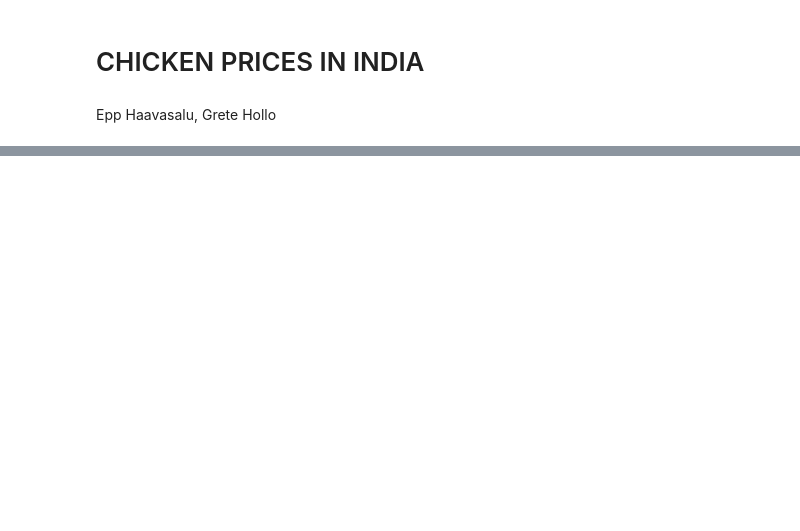
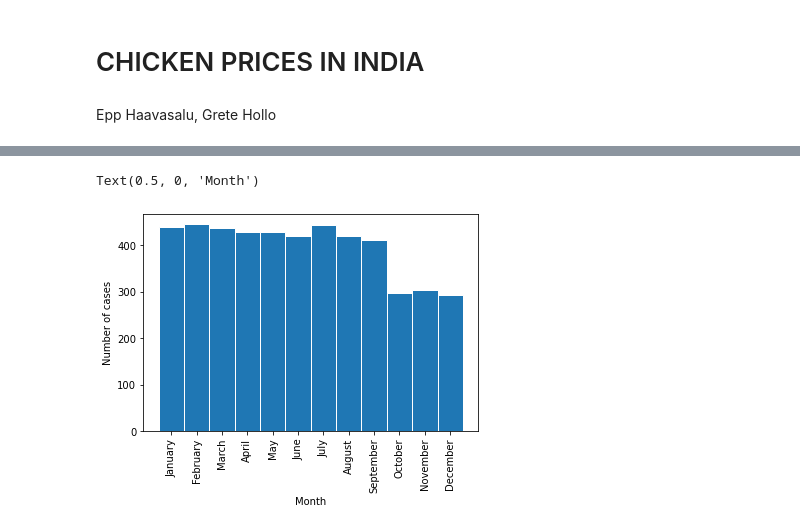
Before and after one commit to greteh/IDS2021-Project-B5, a Jupyter notebook: DATASCIENCE PROJECT.ipynb, the cells around one changed output, grey strips where cells are left out. Cells and saved outputs as stored; diff of their text form; code cells hidden in the pictures; blank space fills up the shorter version.

```diff
--- a/DATASCIENCE PROJECT.ipynb
+++ b/DATASCIENCE PROJECT.ipynb
@@ -10,4 +10,5 @@ prices_df = pd.read_csv('chicken_prices_india.csv', sep=',')
 prices = prices_df.values
 # %%
 df = pd.DataFrame(prices_df)
-df
+
+df["District"] = df["District"].str.split("(", expand=True )
@@ -27,0 +67,13 @@ df
+# %%
+
+sort_order = ["January", "February", "March", "April", "May", "June", "July", "August",  "September", "October", "November", "December"]
+df.index = pd.CategoricalIndex(df["Month"], categories=sort_order, ordered=True)
+df = df.sort_index()
+
+plt.hist(df["Month"], bins= [0,1,2,3,4,5,6,7,8,9,10,11,12],edgecolor='white', align='left')
+plt.xticks(rotation='vertical')
+plt.ylabel('Number of cases')
+plt.xlabel('Month')
+# %% [output]
+Text(0.5, 0, 'Month')
+[figure, added]
```
Also changed, not shown: parts of 6 cells of this notebook.
